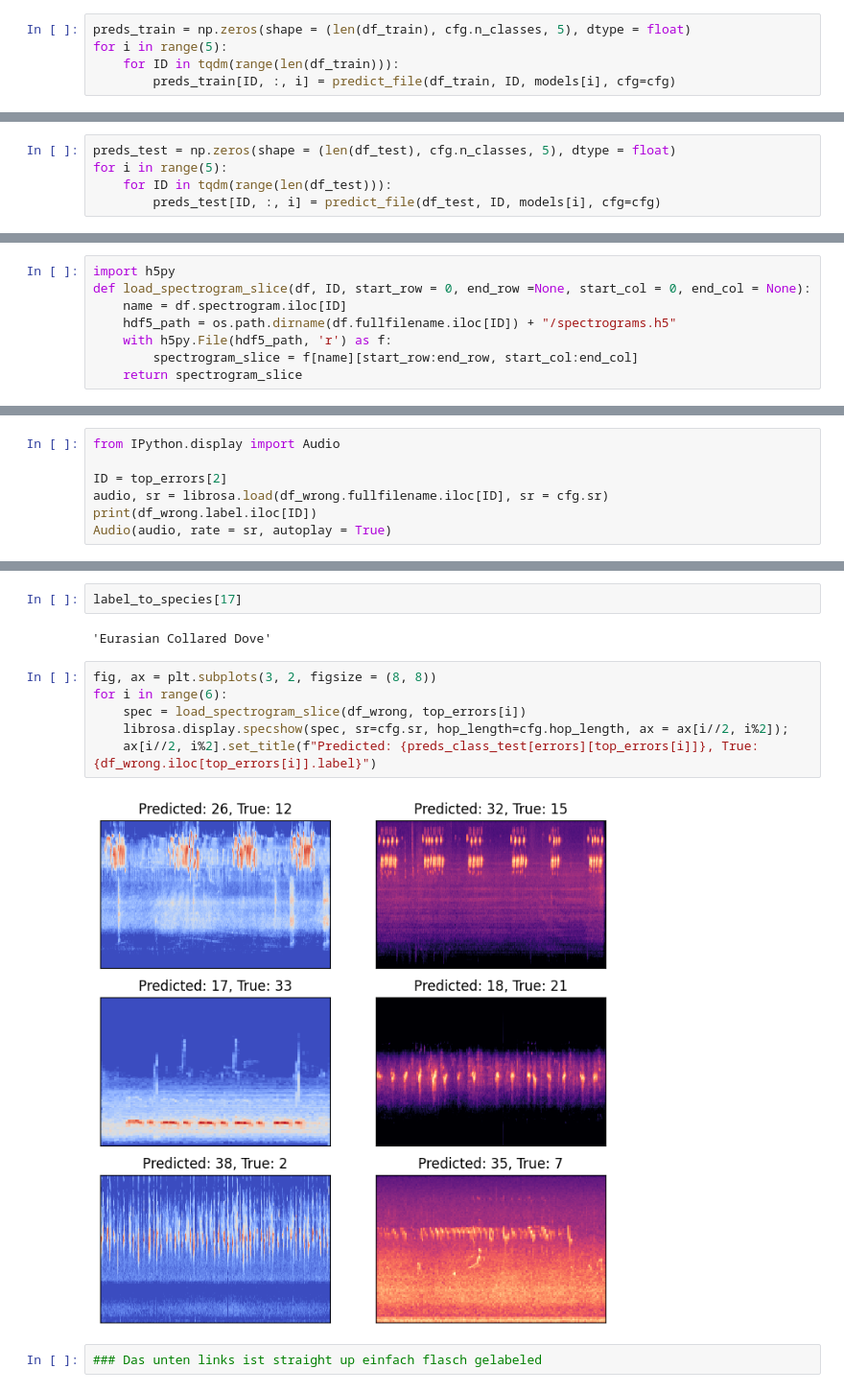
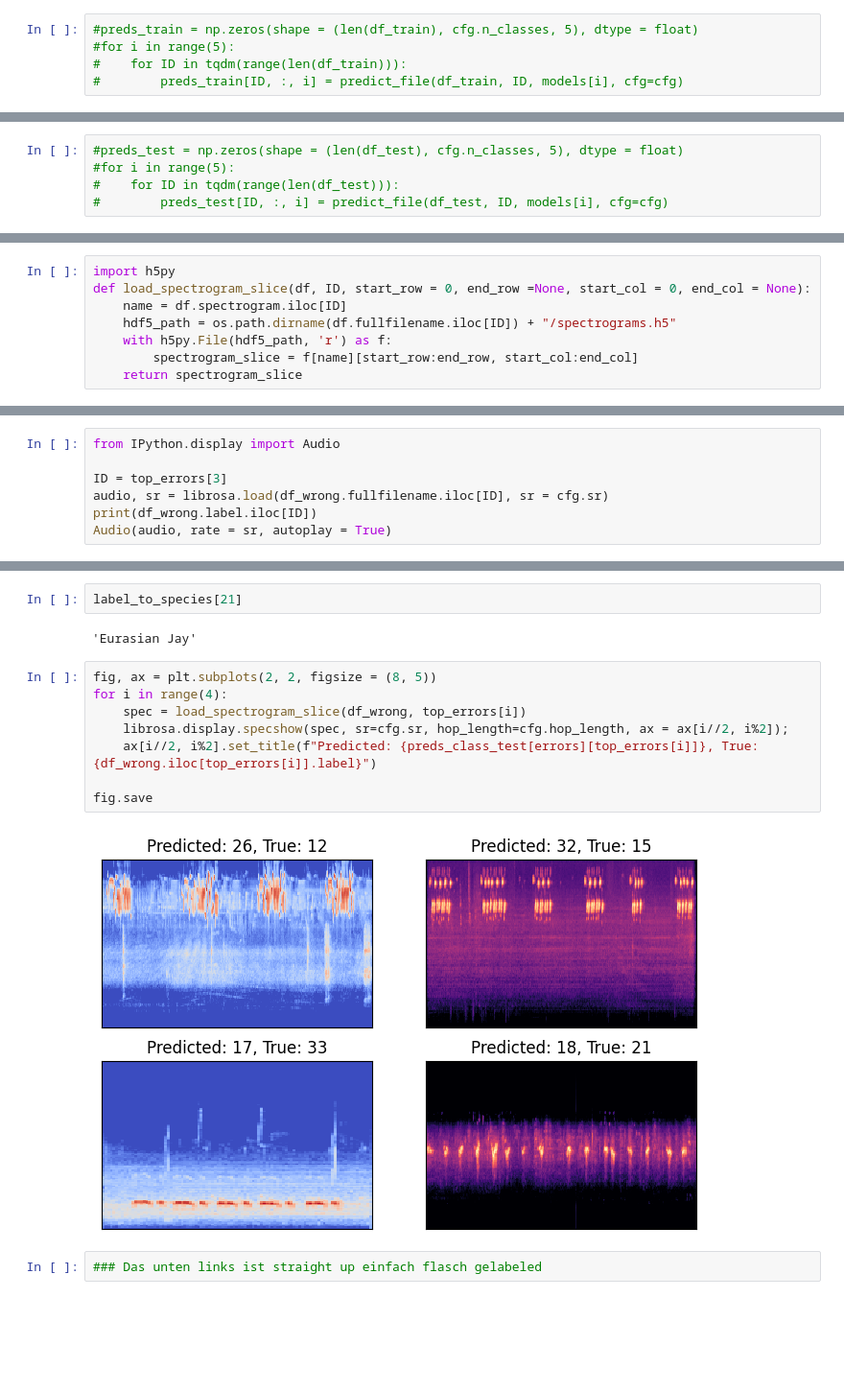
Before and after one commit to lukas-bert/CNN-based-Bird-Audio-Classification, a Jupyter notebook: workflow/notebooks/Results.ipynb, the cells around one changed output, grey strips where cells are left out. Shown at 96% size. Saved outputs shown, nothing was run; the diff lists cells and outputs as text; blank space fills up the shorter version.

```diff
--- a/workflow/notebooks/Results.ipynb
+++ b/workflow/notebooks/Results.ipynb
@@ -210,10 +210,10 @@ plt.savefig("../../plots/mean_metrics_v3.pdf")
 # %% [markdown]
 ## Make predictions
 # %%
-preds_train = np.zeros(shape = (len(df_train), cfg.n_classes, 5), dtype = float)
-for i in range(5):
-    for ID in tqdm(range(len(df_train))):
-        preds_train[ID, :, i] = predict_file(df_train, ID, models[i], cfg=cfg)
+#preds_train = np.zeros(shape = (len(df_train), cfg.n_classes, 5), dtype = float)
+#for i in range(5):
+#    for ID in tqdm(range(len(df_train))):
+#        preds_train[ID, :, i] = predict_file(df_train, ID, models[i], cfg=cfg)
 # %% [output]
 I0000 00:00:1722350519.913044     227 service.cc:145] XLA service 0x7f9380003bc0 initialized for platform CUDA (this does not guarantee that XLA will be used). Devices:
 I0000 00:00:1722350519.913123     227 service.cc:153]   StreamExecutor device (0): NVIDIA GeForce GTX 1660 SUPER, Compute Capability 7.5
@@ -312,10 +312,10 @@ Balanced accuracy score on training data: 91.8119 %
 # %% [markdown]
 ## Predictions on test data
 # %%
-preds_test = np.zeros(shape = (len(df_test), cfg.n_classes, 5), dtype = float)
-for i in range(5):
-    for ID in tqdm(range(len(df_test))):
-        preds_test[ID, :, i] = predict_file(df_test, ID, models[i], cfg=cfg)
+#preds_test = np.zeros(shape = (len(df_test), cfg.n_classes, 5), dtype = float)
+#for i in range(5):
+#    for ID in tqdm(range(len(df_test))):
+#        preds_test[ID, :, i] = predict_file(df_test, ID, models[i], cfg=cfg)
 # %% [output]
 I0000 00:00:1722288972.611944    5909 service.cc:145] XLA service 0x150b4000 initialized for platform CUDA (this does not guarantee that XLA will be used). Devices:
 I0000 00:00:1722288972.612026    5909 service.cc:153]   StreamExecutor device (0): NVIDIA GeForce GTX 1660 SUPER, Compute Capability 7.5
@@ -468,7 +464,7 @@ ax.shape
 # %%
 from IPython.display import Audio
 
-ID = top_errors[2]
+ID = top_errors[3]
 audio, sr = librosa.load(df_wrong.fullfilename.iloc[ID], sr = cfg.sr)
 print(df_wrong.label.iloc[ID])
 Audio(audio, rate = sr, autoplay = True)
@@ -478,15 +482,17 @@ Audio(audio, rate = sr, autoplay = True)
 # %%
-label_to_species[17]
+label_to_species[21]
 # %% [output]
-'Eurasian Collared Dove'
+'Eurasian Jay'
 # %%
-fig, ax = plt.subplots(3, 2, figsize = (8, 8))
-for i in range(6):
+fig, ax = plt.subplots(2, 2, figsize = (8, 5))
+for i in range(4):
     spec = load_spectrogram_slice(df_wrong, top_errors[i])
     librosa.display.specshow(spec, sr=cfg.sr, hop_length=cfg.hop_length, ax = ax[i//2, i%2]);
     ax[i//2, i%2].set_title(f"Predicted: {preds_class_test[errors][top_errors[i]]}, True: {df_wrong.iloc[top_errors[i]].label}")
+
+fig.save
 # %% [output]
-[figure, old version]
+[figure, new version]
 # %%
 ### Das unten links ist straight up einfach flasch gelabeled
 # %% [markdown]
```
Also changed, not shown: parts of 10 cells of this notebook, 16 other files.
